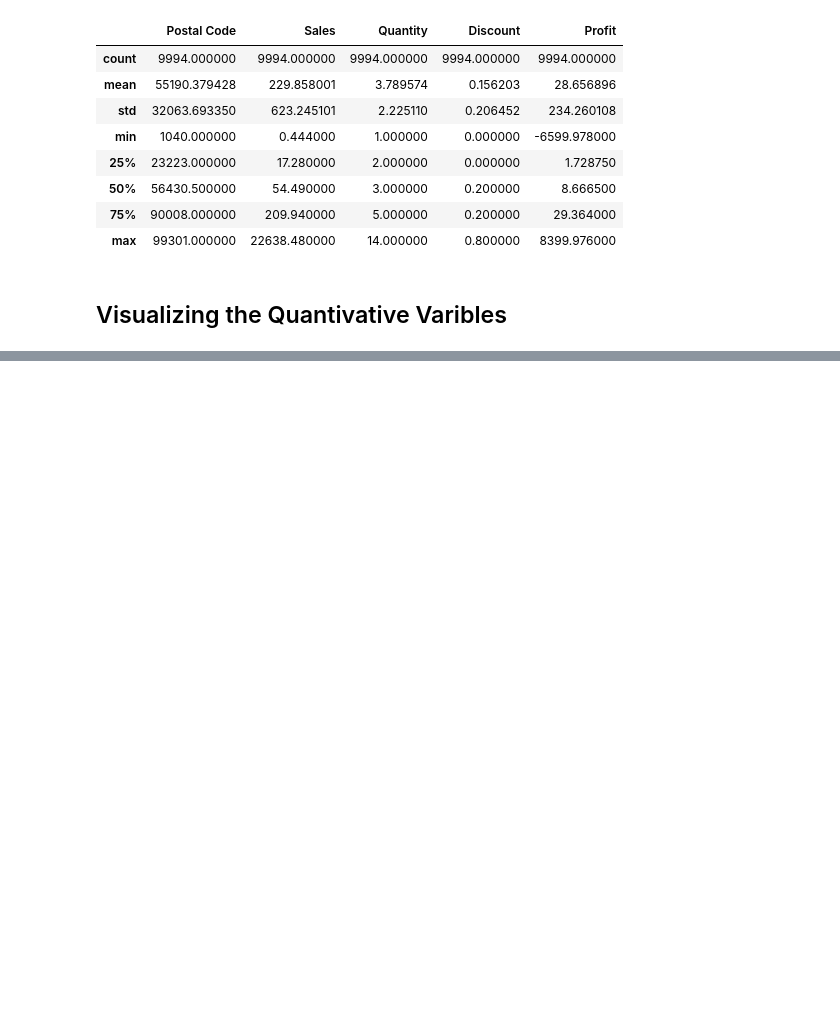
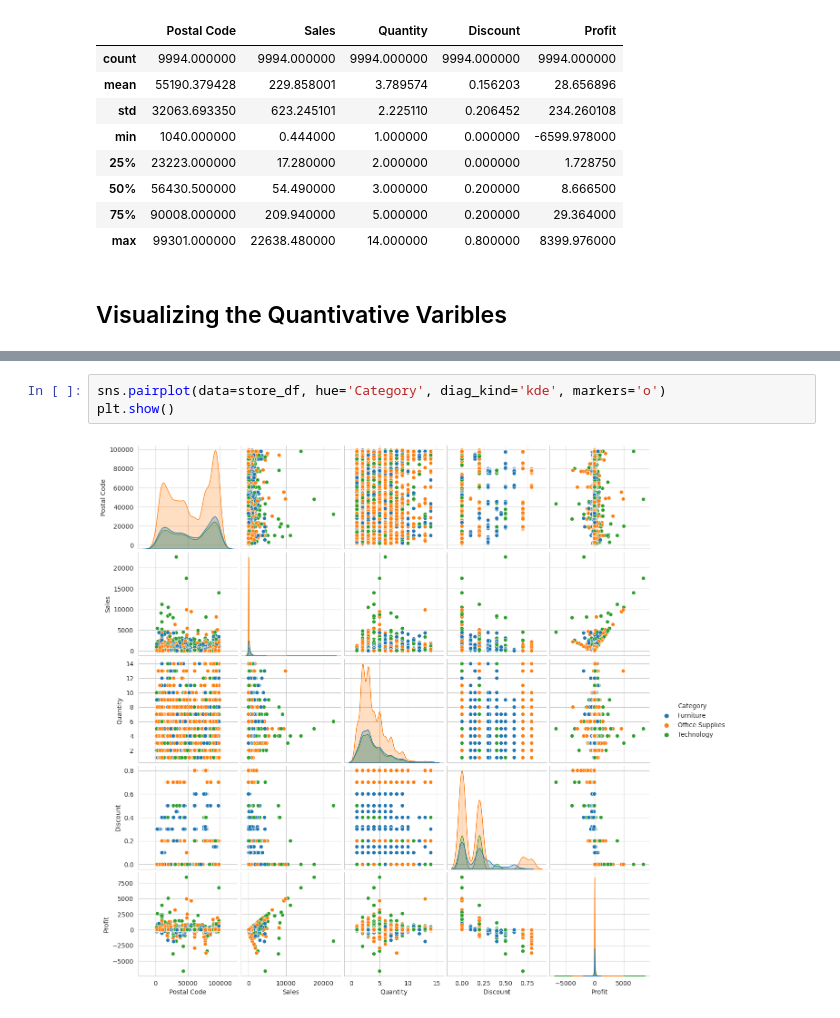
Before and after one commit to Jefest1/sample_store_analysis, a Jupyter notebook: Sample_store.ipynb, the cells around one changed output, grey strips where cells are left out. Cells and saved outputs as stored; diff of their text form; blank space fills up the shorter version.

```diff
--- a/Sample_store.ipynb
+++ b/Sample_store.ipynb
@@ -213,0 +230,5 @@ g.despine(left=True)
+# %%
+sns.pairplot(data=store_df, hue='Category', diag_kind='kde', markers='o')
+plt.show()
+# %% [output]
+[figure, added]
```
Also changed, not shown: parts of 9 cells of this notebook.
